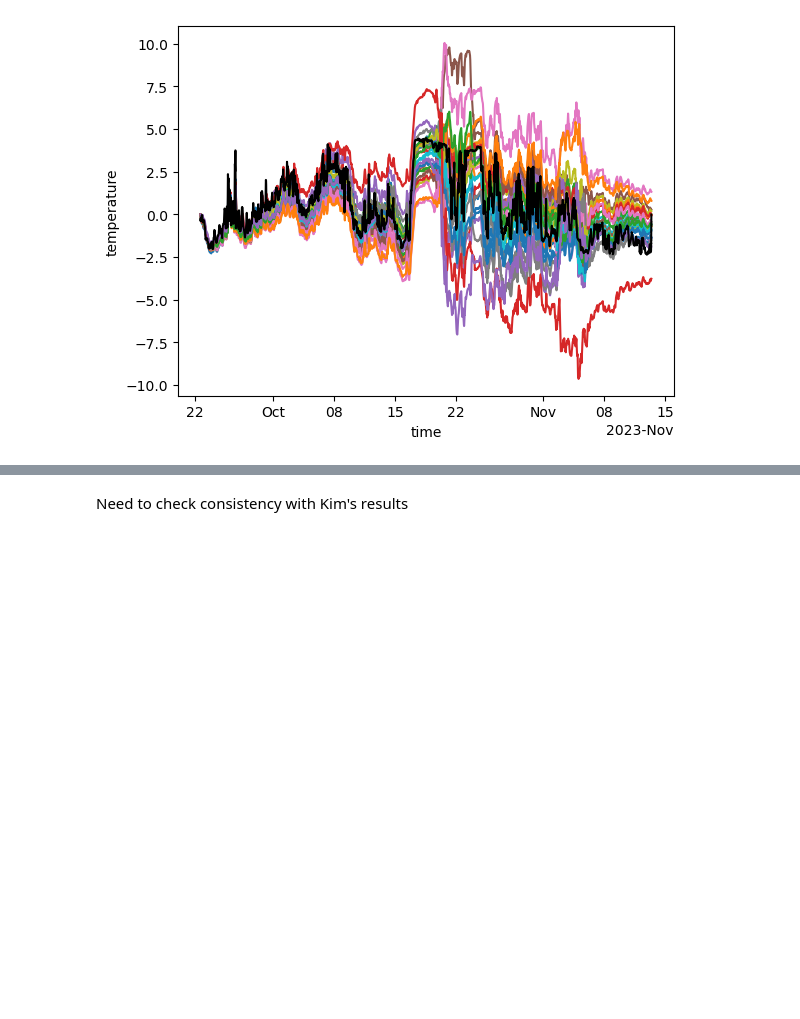
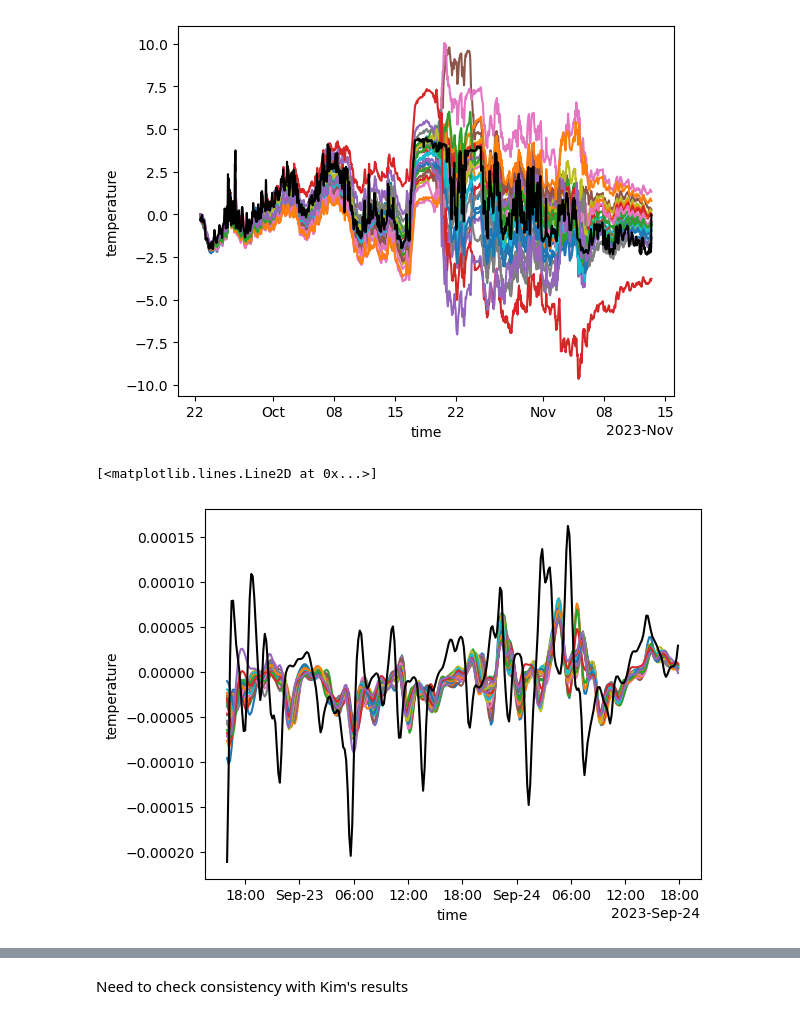
Before and after one commit to apatlpo/das_work, a Jupyter notebook: das/IRF_inference.ipynb, the cells around one changed output, grey strips where cells are left out. Drawn from its saved outputs; the diff is of its cells as text; code cells hidden in the pictures; blank space fills up the shorter version.

```diff
--- a/das/IRF_inference.ipynb
+++ b/das/IRF_inference.ipynb
@@ -496,6 +510,14 @@ te_r.plot(ax=ax, color="k")
 # %% [output]
 [<matplotlib.lines.Line2D at 0x...>]
 [figure]
+# %%
+i = slice(0,300)
+fig, ax = plt.subplots(1,1)
+(das_rate_r.isel(time=i)/10_000).plot.line(ax=ax, hue="distance", add_legend=False);
+te_rate_r.isel(time=i).plot(ax=ax, color="k")
+# %% [output]
+[<matplotlib.lines.Line2D at 0x...>]
+[figure, added]
 # %%
 %%time
 
```
Also changed, not shown: parts of 5 cells of this notebook.
